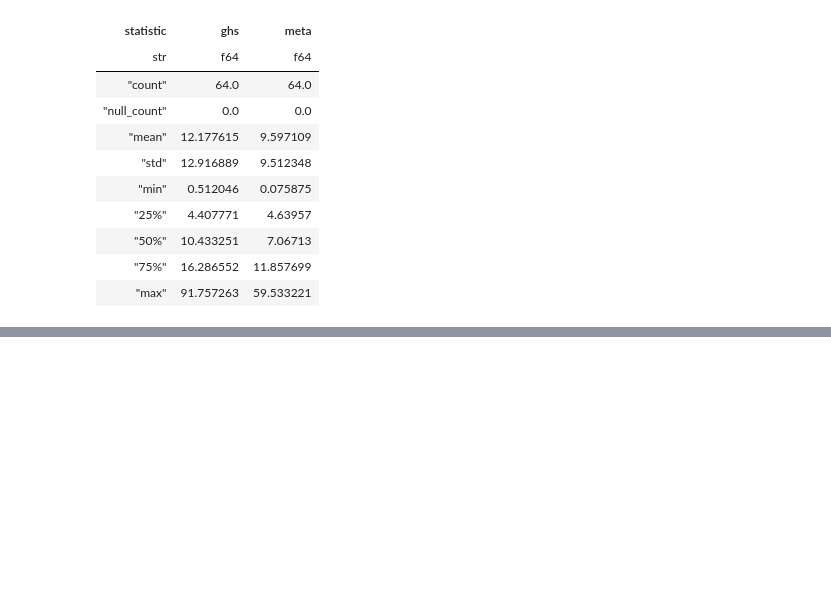
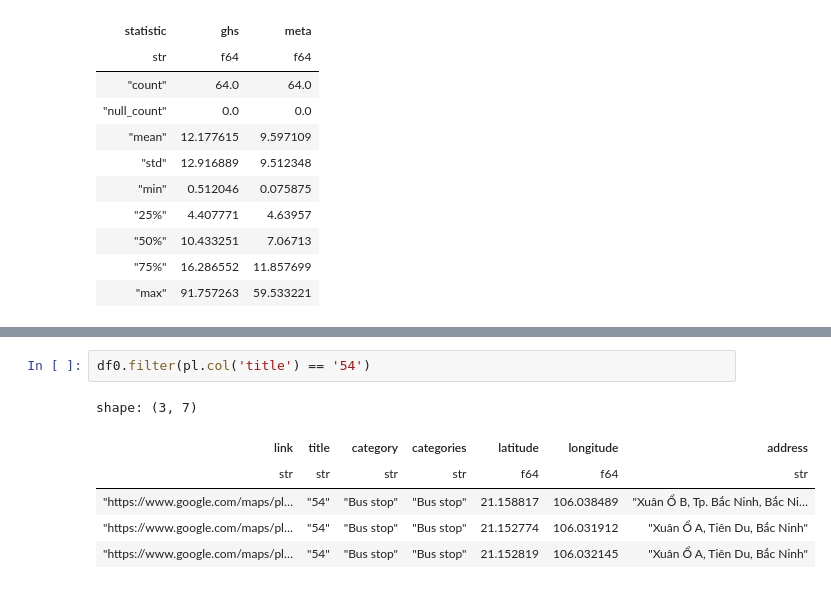
Before and after one commit to Lucifer-02/map-analyzer, a Jupyter notebook: eda.ipynb, the cells around one changed output, grey strips where cells are left out. Cells and saved outputs as stored; diff of their text form; blank space fills up the shorter version.

```diff
--- a/eda.ipynb
+++ b/eda.ipynb
@@ -217,0 +261,9 @@ shape: (9_832, 6)
+# %%
+df0.filter(pl.col('title') == '54')
+# %% [output]
+shape: (3, 7)
+| link | title | category | categories | latitude | longitude | address |
+| str | str | str | str | f64 | f64 | str |
+| "https://www.google.com/maps/pl… | "54" | "Bus stop" | "Bus stop" | 21.158817 | 106.038489 | "Xuân Ổ B, Tp. Bắc Ninh, Bắc Ni… |
+| "https://www.google.com/maps/pl… | "54" | "Bus stop" | "Bus stop" | 21.152774 | 106.031912 | "Xuân Ổ A, Tiên Du, Bắc Ninh" |
+| "https://www.google.com/maps/pl… | "54" | "Bus stop" | "Bus stop" | 21.152819 | 106.032145 | "Xuân Ổ A, Tiên Du, Bắc Ninh" |
```
Also changed, not shown: parts of 5 cells of this notebook, 2 other files.
